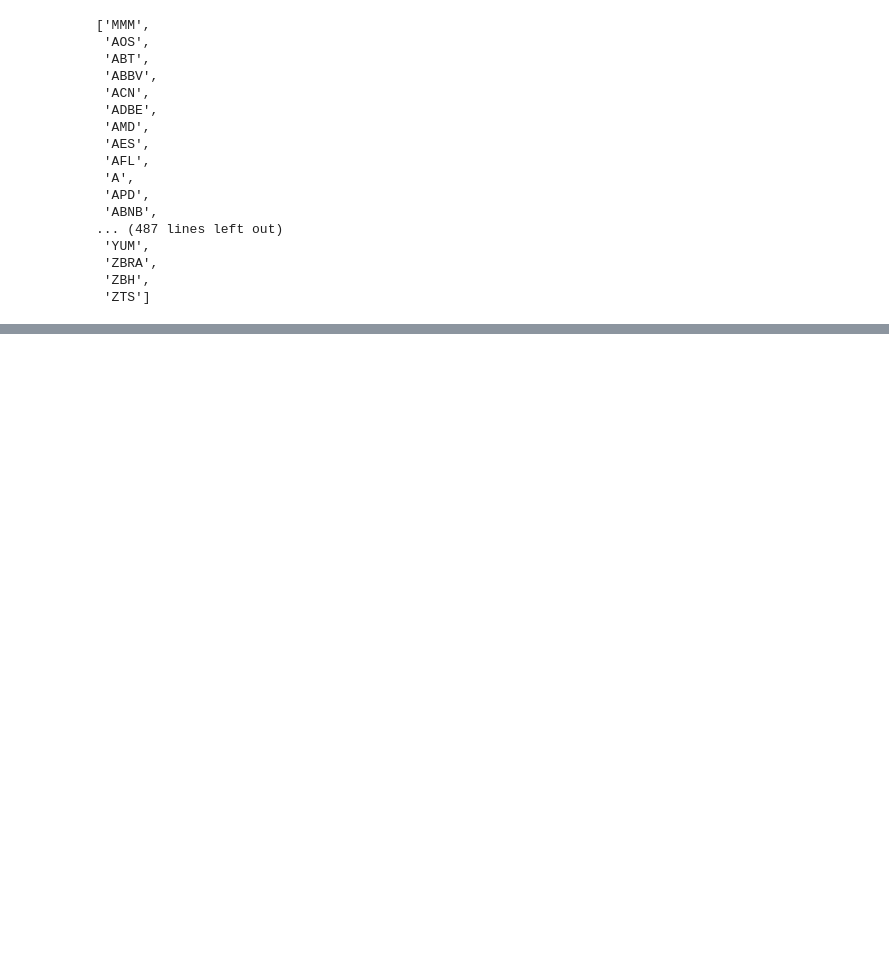
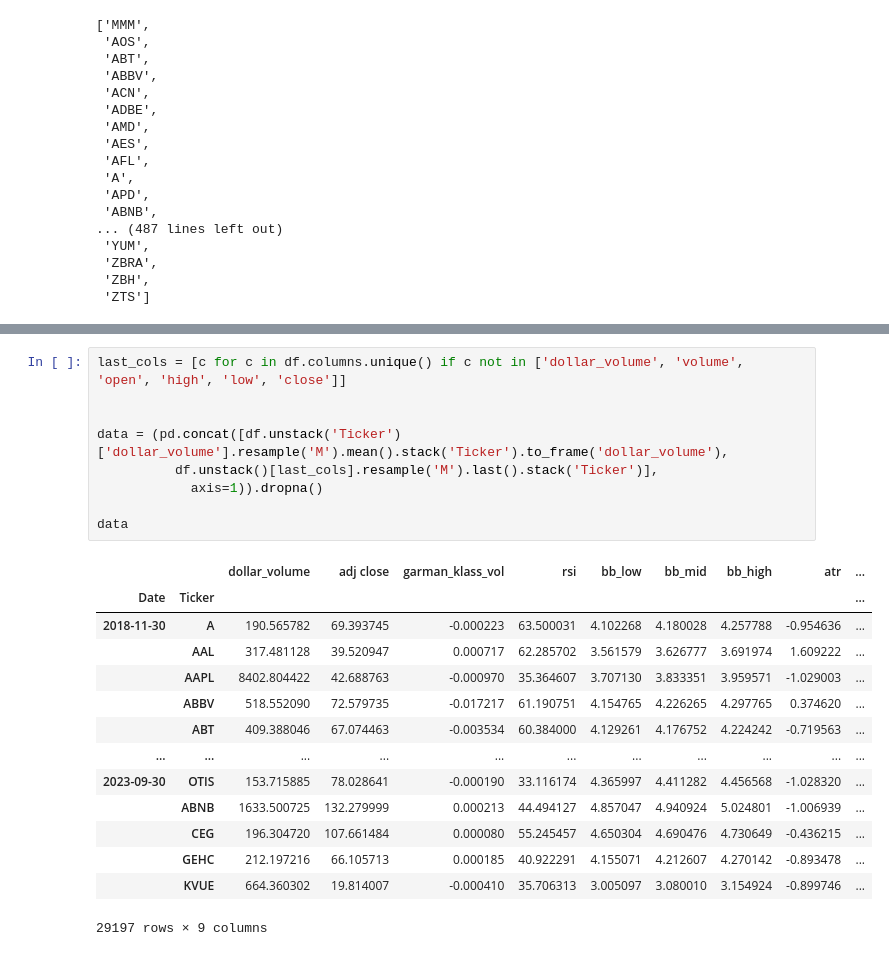
Before and after one commit to jacksullivan27/Algorithmic_Trading_Machine_Learning, a Jupyter notebook: Unsupervised_learning_notebook.ipynb, the cells around one changed output, grey strips where cells are left out. Saved outputs shown, nothing was run; the diff lists cells and outputs as text; blank space fills up the shorter version.

```diff
--- a/Unsupervised_learning_notebook.ipynb
+++ b/Unsupervised_learning_notebook.ipynb
@@ -94,0 +154,24 @@ df
+# %%
+last_cols = [c for c in df.columns.unique() if c not in ['dollar_volume', 'volume', 'open', 'high', 'low', 'close']]
+
+
+data = (pd.concat([df.unstack('Ticker')['dollar_volume'].resample('M').mean().stack('Ticker').to_frame('dollar_volume'),
+          df.unstack()[last_cols].resample('M').last().stack('Ticker')],
+            axis=1)).dropna()
+
+data
+# %% [output]
+|  |  | dollar_volume | adj close | garman_klass_vol | rsi | bb_low | bb_mid | bb_high | atr | ... |
+| Date | Ticker |  |  |  |  |  |  |  |  | ... |
+| 2018-11-30 | A | 190.565782 | 69.393745 | -0.000223 | 63.500031 | 4.102268 | 4.180028 | 4.257788 | -0.954636 | ... |
+|  | AAL | 317.481128 | 39.520947 | 0.000717 | 62.285702 | 3.561579 | 3.626777 | 3.691974 | 1.609222 | ... |
+|  | AAPL | 8402.804422 | 42.688763 | -0.000970 | 35.364607 | 3.707130 | 3.833351 | 3.959571 | -1.029003 | ... |
+|  | ABBV | 518.552090 | 72.579735 | -0.017217 | 61.190751 | 4.154765 | 4.226265 | 4.297765 | 0.374620 | ... |
+|  | ABT | 409.388046 | 67.074463 | -0.003534 | 60.384000 | 4.129261 | 4.176752 | 4.224242 | -0.719563 | ... |
+| ... | ... | ... | ... | ... | ... | ... | ... | ... | ... | ... |
+| 2023-09-30 | OTIS | 153.715885 | 78.028641 | -0.000190 | 33.116174 | 4.365997 | 4.411282 | 4.456568 | -1.028320 | ... |
+|  | ABNB | 1633.500725 | 132.279999 | 0.000213 | 44.494127 | 4.857047 | 4.940924 | 5.024801 | -1.006939 | ... |
+|  | CEG | 196.304720 | 107.661484 | 0.000080 | 55.245457 | 4.650304 | 4.690476 | 4.730649 | -0.436215 | ... |
+|  | GEHC | 212.197216 | 66.105713 | 0.000185 | 40.922291 | 4.155071 | 4.212607 | 4.270142 | -0.893478 | ... |
+|  | KVUE | 664.360302 | 19.814007 | -0.000410 | 35.706313 | 3.005097 | 3.080010 | 3.154924 | -0.899746 | ... |
+29197 rows × 9 columns
```
Also changed, not shown: parts of 12 cells of this notebook.
